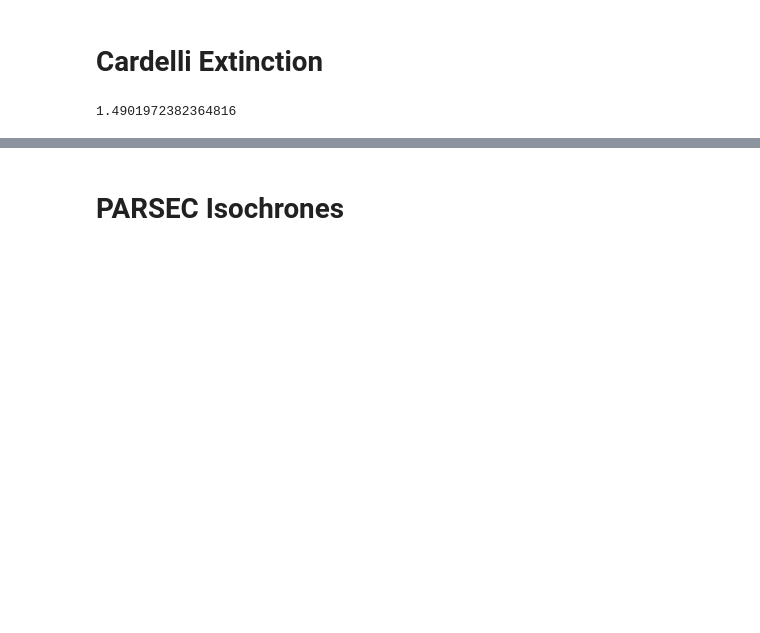
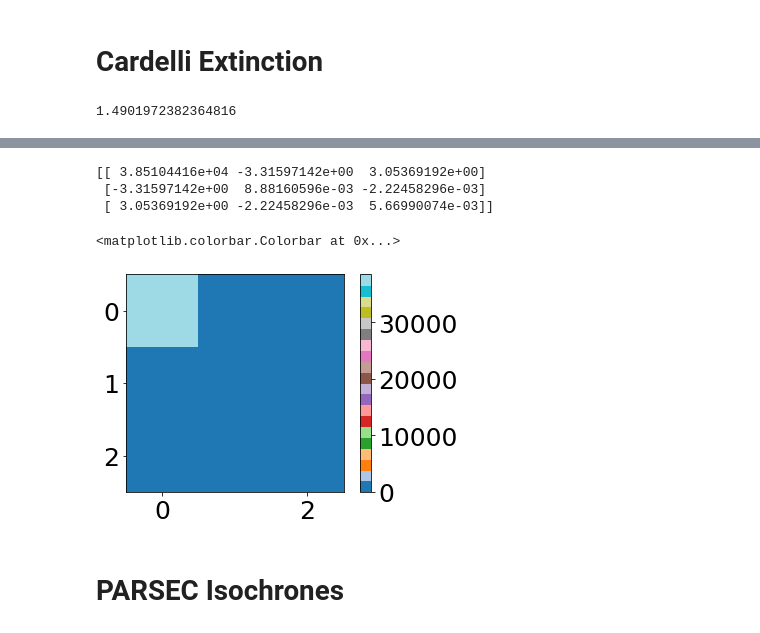
Before and after one commit to JoshuaPovick/Age_Fitting, a Jupyter notebook: notebooks/RelativeExtinctions.ipynb, the cells around one changed output, grey strips where cells are left out. Cells and saved outputs as stored; diff of their text form; code cells hidden in the pictures; blank space fills up the shorter version.

```diff
--- a/notebooks/RelativeExtinctions.ipynb
+++ b/notebooks/RelativeExtinctions.ipynb
@@ -125,3 +279,22 @@ ejk_ak
+# %%
+spec_cut = np.where((np.isfinite(gcsdr17['TEFF'])==True)&
+                   (np.isfinite(gcsdr17['FE_H'])==True)&
+                   (np.isfinite(gcsdr17['ALPHA_M'])==True))
+
+
+spec = np.array([gcsdr17['TEFF'][spec_cut],
+                 gcsdr17['FE_H'][spec_cut],
+                 gcsdr17['ALPHA_M'][spec_cut]])
+
+print(np.cov(spec))
+plt.imshow(np.cov(spec),cmap='tab20')
+plt.colorbar()
+# %% [output]
+[[ 3.85104416e+04 -3.31597142e+00  3.05369192e+00]
+ [-3.31597142e+00  8.88160596e-03 -2.22458296e-03]
+ [ 3.05369192e+00 -2.22458296e-03  5.66990074e-03]]
+<matplotlib.colorbar.Colorbar at 0x...>
+[figure, added]
 # %% [markdown]
 # PARSEC Isochrones
 # %%
```
Also changed, not shown: parts of 27 cells of this notebook, 10 other files.
